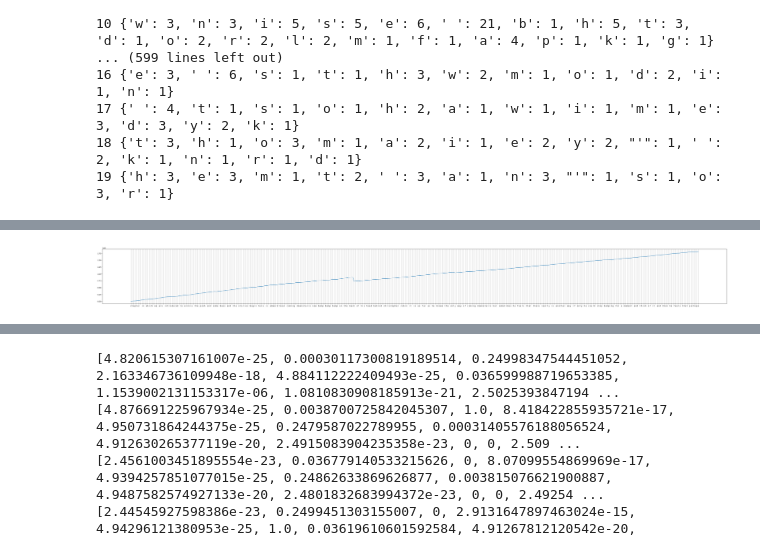
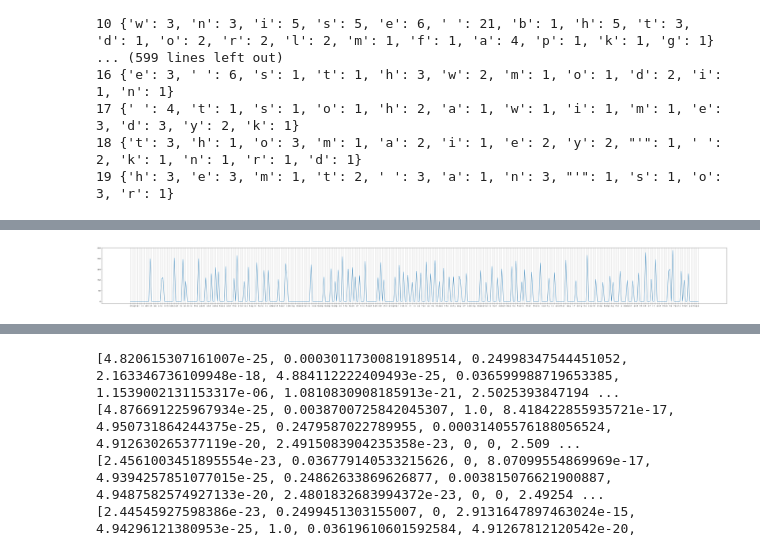
Before and after one commit to ivanoid768/symbol_predictor, a Jupyter notebook: symbol_predictor.ipynb, the cells around one changed output, grey strips where cells are left out. Saved outputs shown, nothing was run; the diff lists cells and outputs as text; code cells hidden in the pictures.

Commit message:
sp predictability

```diff
--- a/symbol_predictor.ipynb
+++ b/symbol_predictor.ipynb
@@ -116,7 +116,9 @@ def predict(input_str: str | list, StatsDict: dict, letters:list, prev_n: int):
         # TF.append(letter_stats[max_key])
 
         ls_arr = np.array(list(letter_stats.values()))
-        tf = np.sum(ls_arr > 0)
+        # tf = np.sum(ls_arr > 0)
+
+        tf = np.sum(np.abs(ls_arr - ls_arr[np.newaxis].T))
 
         TF.append(tf)
 
@@ -135,6 +137,6 @@ def predict(input_str: str | list, StatsDict: dict, letters:list, prev_n: int):
 # %%
 # predict L1
 
-# TF, err, out_L1 = predict(input_str=input_str, StatsDict=StatsDict_L1, prev_n=prev_n_L1, letters=letters)
+TF, err, out_L1 = predict(input_str=input_str, StatsDict=StatsDict_L1, prev_n=prev_n_L1, letters=letters)
 
-# print(err, err / (len(input_str) / 100) )
+print(err, err / (len(input_str) / 100) )
@@ -201,36 +221,36 @@ for inp_idx, inp in enumerate(input_str):
 # %%
 length = 400
-# TF = TF[:400]
+TF = TF[:400]
 
-# TF = np.array(TF, dtype=float)
-# TF = TF - np.pad(TF, (1, 0))[:-1]
+TF = np.array(TF, dtype=float)
+TF = TF - np.pad(TF, (1, 0))[:-1]
 # # print(TF)
-# TF[np.where(TF > 0)] = 0
-# TF = np.abs(TF)
-# TF[np.where(TF <= np.mean(TF))] = 0
+TF[np.where(TF > 0)] = 0
+TF = np.abs(TF)
+TF[np.where(TF <= np.mean(TF[np.where(TF > 0)]))] = 0
 # # TF[np.where(TF <= 0.5)] = 0
 # print(TF.size, TF.max(), TF.min())
 
-KF = KF[:length]
-KF = np.array(KF)
+# KF = KF[:length]
+# KF = np.array(KF)
 # KF = KF - np.pad(KF, (0, 1))[1:]
 # # print(TF)
 # KF[np.where(KF < 0)] = 0
 # KF = np.abs(KF)
-# KF[np.where(KF <= np.mean(KF[np.where(KF > 0)]))] = 0
+# KF[np.where(KF <= np.mean(KF[]))] = 0
 
 # # TF /= np.max(TF)
 # KF /= np.max(KF)
 
 fig, axs = plt.subplots(1, 1, figsize=(50, 5), tight_layout=True)
 # axs.plot(np.arange(TF.size), TF)
-axs.plot(np.arange(KF.size), KF)
-axs.xaxis.set_ticks(np.arange(len(input_str[:length])) ,input_str[:length])
+axs.plot(np.arange(TF.size), TF)
+axs.xaxis.set_ticks(np.arange(len(input_str[:length])), input_str[:length])
 axs.xaxis.grid(True)
 
 plt.show()
 # %% [output]
-[figure, old version]
+[figure, new version]
 # %%
 print(len(input_str), len(KF))
 print(peaks)
```
Also changed, not shown: parts of 3 cells of this notebook, 1 other file.
